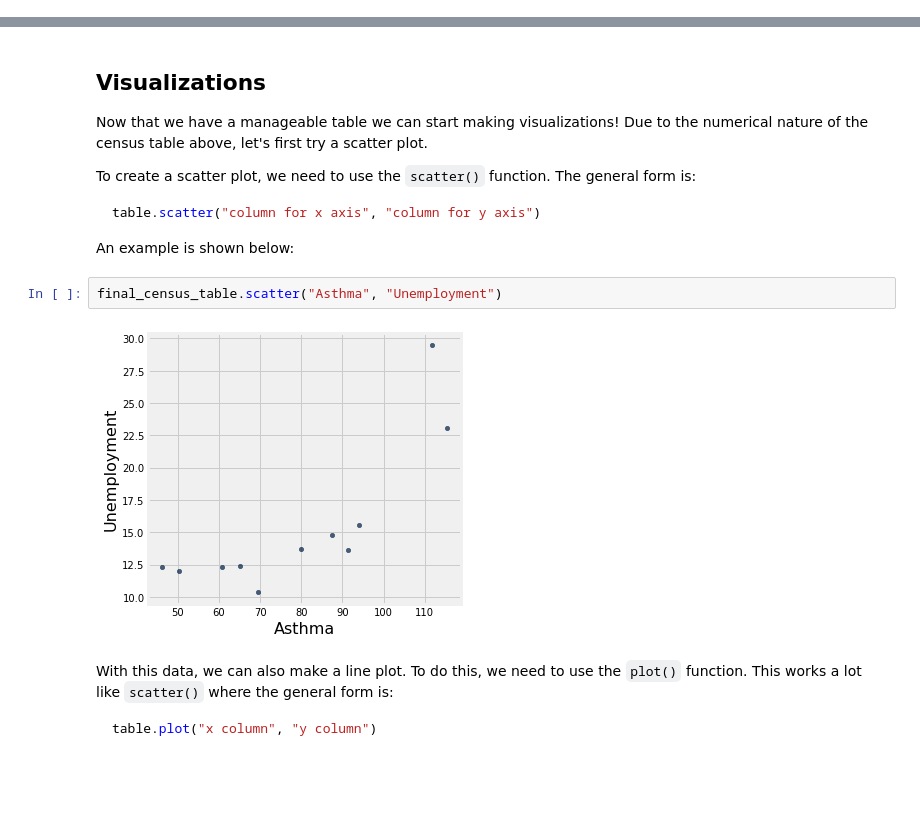
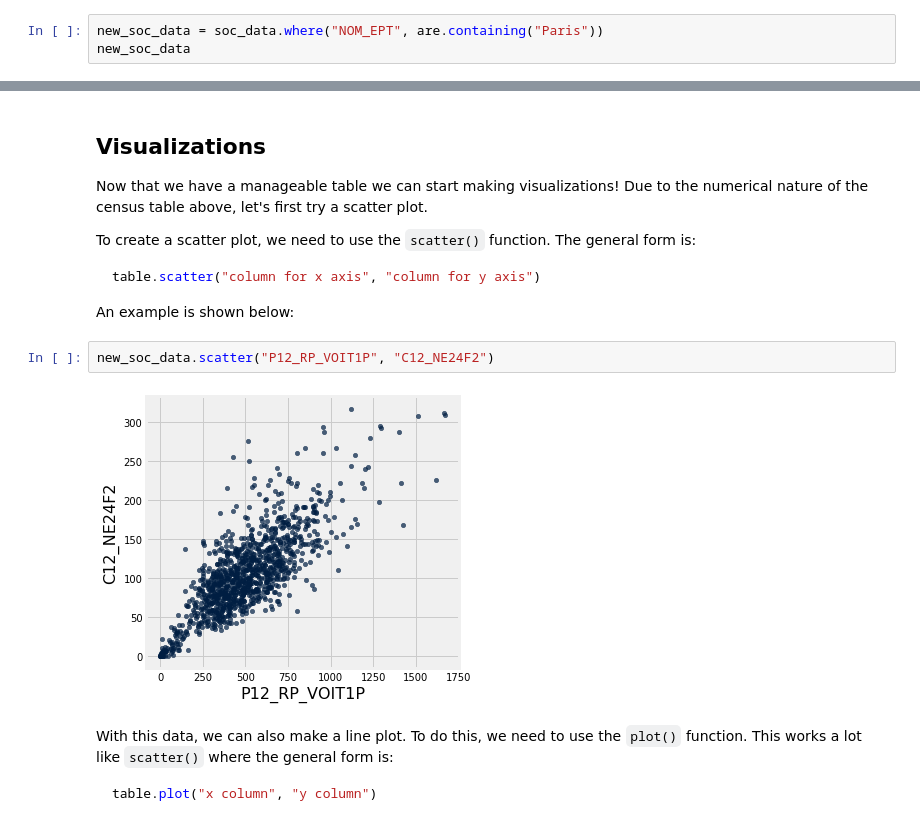
Before and after one commit to Sandotin/Analysis-of-Gentrification-of-Paris-IRIS-Units, a Jupyter notebook: French-43_Introduction-to-Python (2).ipynb, the cells around one changed output, grey strips where cells are left out. Saved outputs shown, nothing was run; the diff lists cells and outputs as text; blank space fills up the shorter version.

Commit message:
graphs

````diff
--- a/French-43_Introduction-to-Python (2).ipynb
+++ b/French-43_Introduction-to-Python (2).ipynb
@@ -280,0 +252,3 @@ final_census_table
+# %%
+new_soc_data = soc_data.where("NOM_EPT", are.containing("Paris"))
+new_soc_data
@@ -318,10 +313,10 @@ table.scatter("column for x axis", "column for y axis")
 ```
 
 An example is shown below:
-# %%
-final_census_table.scatter("Asthma", "Unemployment")
-# %% [output]
-[figure, removed]
+# %%
+new_soc_data.scatter("P12_RP_VOIT1P", "C12_NE24F2")
+# %% [output]
+[figure, added]
 # %% [markdown]
 With this data, we can also make a line plot. To do this, we need to use the `plot()` function. This works a lot like `scatter()` where the general form is:
 
````
Also changed, not shown: parts of 21 cells of this notebook, 1 other file.
